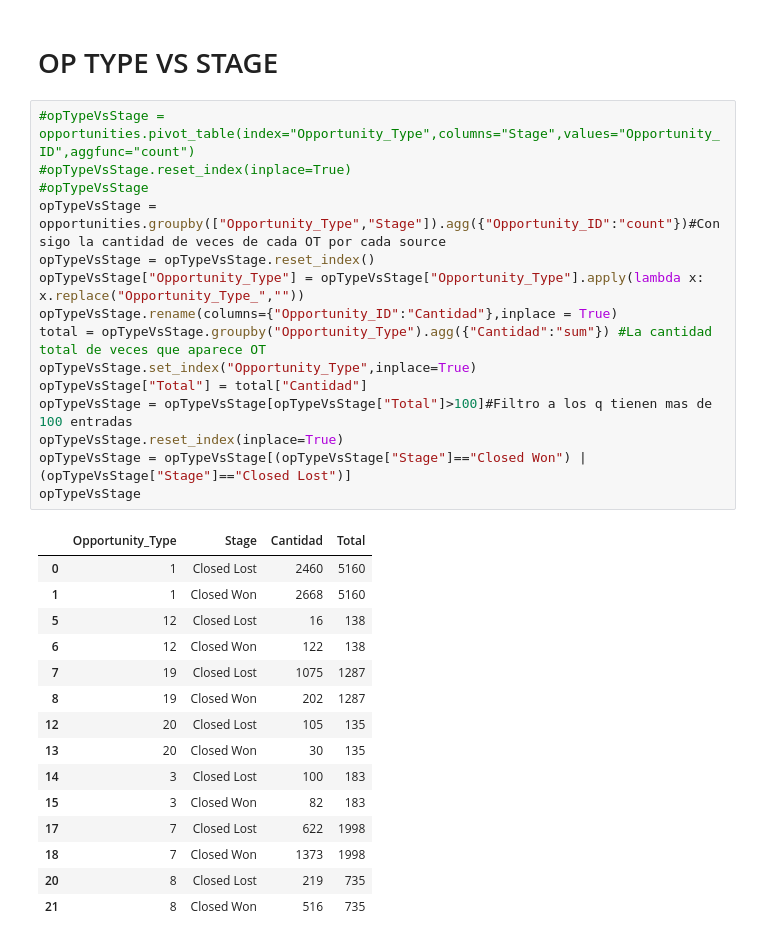
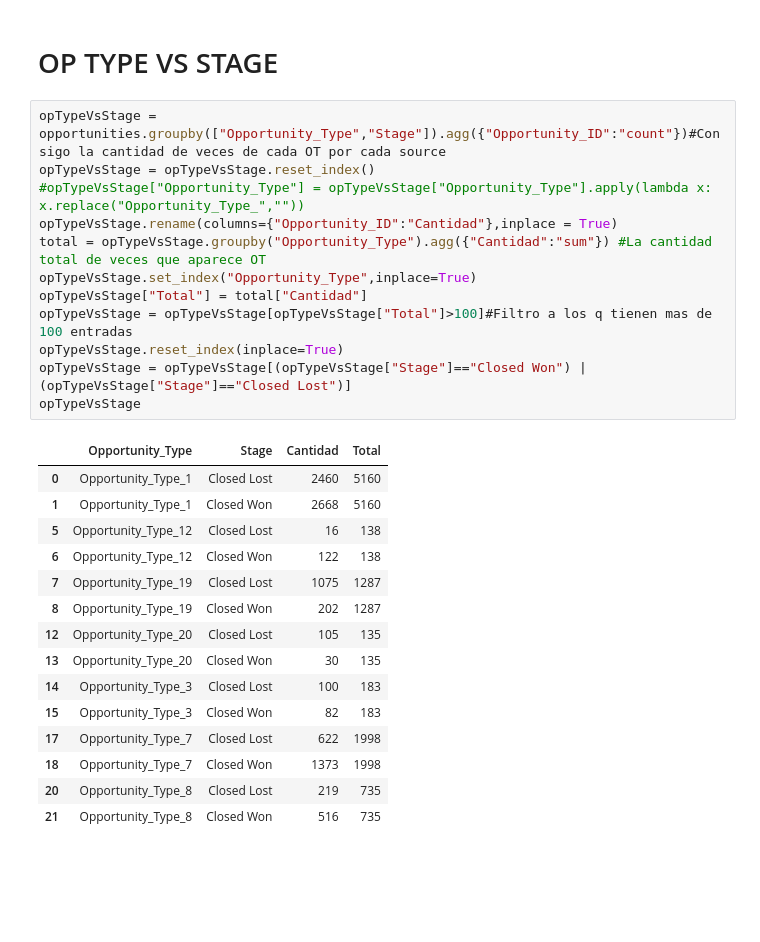
Before and after one commit to RiedelNicolas/75.06-2C2020-TP1, a Jupyter notebook: Op_Type Analysis.ipynb, the cells around one changed output. Cells and saved outputs as stored; diff of their text form; blank space fills up the shorter version.

```diff
--- a/Op_Type Analysis.ipynb
+++ b/Op_Type Analysis.ipynb
@@ -40,35 +40,32 @@ plot.set_xticklabels(plot.get_xticklabels(), rotation=60)
 # %% [markdown]
 # OP TYPE VS STAGE
 # %%
-#opTypeVsStage = opportunities.pivot_table(index="Opportunity_Type",columns="Stage",values="Opportunity_ID",aggfunc="count")
-#opTypeVsStage.reset_index(inplace=True)
-#opTypeVsStage
 opTypeVsStage = opportunities.groupby(["Opportunity_Type","Stage"]).agg({"Opportunity_ID":"count"})#Consigo la cantidad de veces de cada OT por cada source
 opTypeVsStage = opTypeVsStage.reset_index()
-opTypeVsStage["Opportunity_Type"] = opTypeVsStage["Opportunity_Type"].apply(lambda x: x.replace("Opportunity_Type_",""))
+#opTypeVsStage["Opportunity_Type"] = opTypeVsStage["Opportunity_Type"].apply(lambda x: x.replace("Opportunity_Type_",""))
 opTypeVsStage.rename(columns={"Opportunity_ID":"Cantidad"},inplace = True)
 total = opTypeVsStage.groupby("Opportunity_Type").agg({"Cantidad":"sum"}) #La cantidad total de veces que aparece OT
 opTypeVsStage.set_index("Opportunity_Type",inplace=True)
 opTypeVsStage["Total"] = total["Cantidad"]
 opTypeVsStage = opTypeVsStage[opTypeVsStage["Total"]>100]#Filtro a los q tienen mas de 100 entradas
 opTypeVsStage.reset_index(inplace=True)
 opTypeVsStage = opTypeVsStage[(opTypeVsStage["Stage"]=="Closed Won") | (opTypeVsStage["Stage"]=="Closed Lost")]
 opTypeVsStage
 # %% [output]
 |  | Opportunity_Type | Stage | Cantidad | Total |
-| 0 | 1 | Closed Lost | 2460 | 5160 |
-| 1 | 1 | Closed Won | 2668 | 5160 |
-| 5 | 12 | Closed Lost | 16 | 138 |
-| 6 | 12 | Closed Won | 122 | 138 |
-| 7 | 19 | Closed Lost | 1075 | 1287 |
-| 8 | 19 | Closed Won | 202 | 1287 |
-| 12 | 20 | Closed Lost | 105 | 135 |
-| 13 | 20 | Closed Won | 30 | 135 |
-| 14 | 3 | Closed Lost | 100 | 183 |
-| 15 | 3 | Closed Won | 82 | 183 |
-| 17 | 7 | Closed Lost | 622 | 1998 |
-| 18 | 7 | Closed Won | 1373 | 1998 |
-| 20 | 8 | Closed Lost | 219 | 735 |
-| 21 | 8 | Closed Won | 516 | 735 |
+| 0 | Opportunity_Type_1 | Closed Lost | 2460 | 5160 |
+| 1 | Opportunity_Type_1 | Closed Won | 2668 | 5160 |
+| 5 | Opportunity_Type_12 | Closed Lost | 16 | 138 |
+| 6 | Opportunity_Type_12 | Closed Won | 122 | 138 |
+| 7 | Opportunity_Type_19 | Closed Lost | 1075 | 1287 |
+| 8 | Opportunity_Type_19 | Closed Won | 202 | 1287 |
+| 12 | Opportunity_Type_20 | Closed Lost | 105 | 135 |
+| 13 | Opportunity_Type_20 | Closed Won | 30 | 135 |
+| 14 | Opportunity_Type_3 | Closed Lost | 100 | 183 |
+| 15 | Opportunity_Type_3 | Closed Won | 82 | 183 |
+| 17 | Opportunity_Type_7 | Closed Lost | 622 | 1998 |
+| 18 | Opportunity_Type_7 | Closed Won | 1373 | 1998 |
+| 20 | Opportunity_Type_8 | Closed Lost | 219 | 735 |
+| 21 | Opportunity_Type_8 | Closed Won | 516 | 735 |
 # %%
 plot = sns.barplot(x="Opportunity_Type",y="Cantidad",hue="Stage",data=opTypeVsStage)
```
Also changed, not shown: parts of 4 cells of this notebook.
